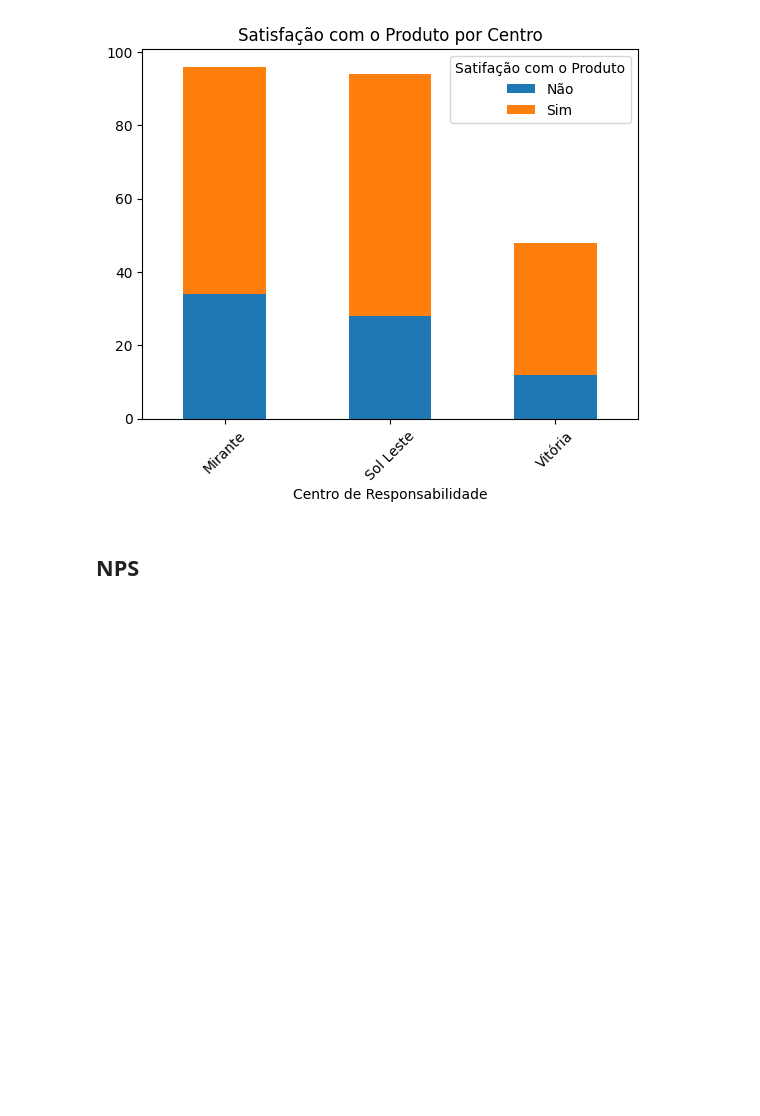
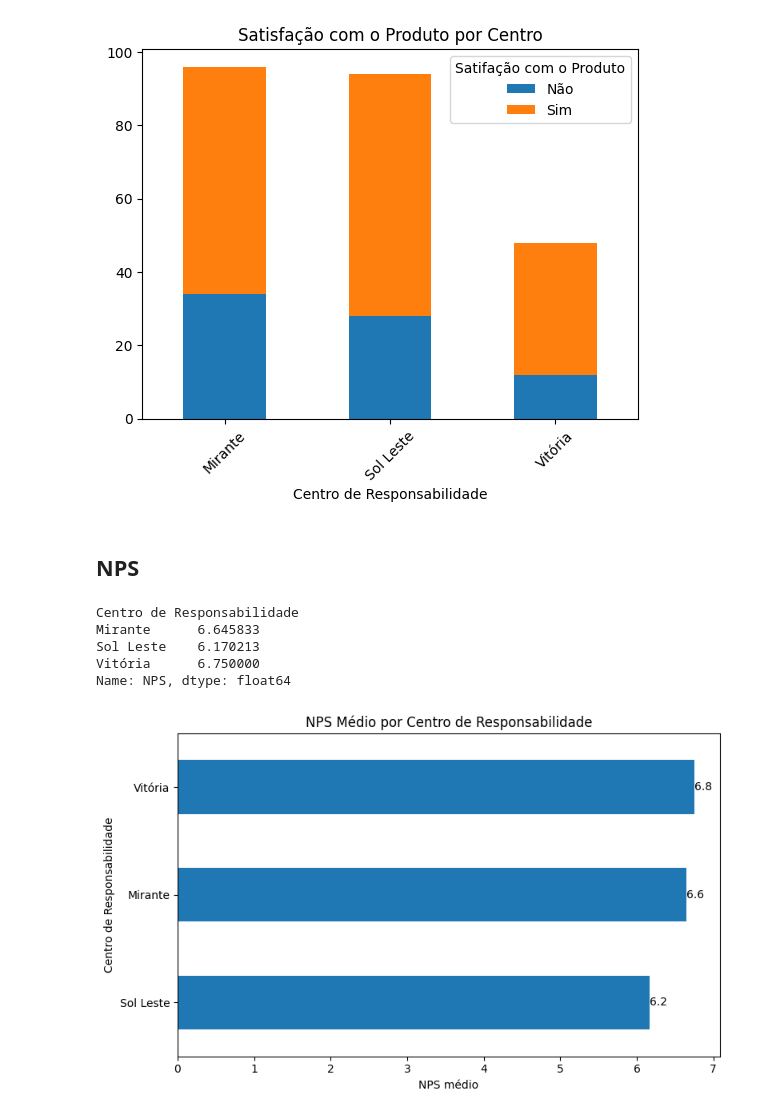
Before and after one commit to dokisnowy/Analise-de-Dados, a Jupyter notebook: data_analise_orcamento.ipynb, the cells around one changed output. Saved outputs shown, nothing was run; the diff lists cells and outputs as text; code cells hidden in the pictures; blank space fills up the shorter version.

```diff
--- a/data_analise_orcamento.ipynb
+++ b/data_analise_orcamento.ipynb
@@ -261,5 +261,33 @@ plt.show()
 [figure]
 # %% [markdown]
 ## NPS
-# %% [markdown]
-##
+# %%
+df_nps = df_mercado[pd.to_numeric(df_mercado["NPS"], errors="coerce").notna()]
+# %%
+df_nps["NPS"] = pd.to_numeric(df_nps["NPS"], errors="coerce")
+
+df_nps_mean_center = df_nps.groupby("Centro de Responsabilidade")["NPS"].mean()
+df_nps_mean_center
+# %% [output]
+Centro de Responsabilidade
+Mirante      6.645833
+Sol Leste    6.170213
+Vitória      6.750000
+Name: NPS, dtype: float64
+# %%
+df_plot = df_nps_mean_center.sort_values()
+
+plt.figure(figsize=(8,5))
+
+df_plot.plot(kind="barh")
+
+plt.xlabel("NPS médio")
+plt.title("NPS Médio por Centro de Responsabilidade")
+
+for i, v in enumerate(df_plot):
+    plt.text(v, i, f"{v:.1f}", va="center")
+
+plt.tight_layout()
+plt.show()
+# %% [output]
+[figure, added]
```
Also changed, not shown: 1 other file.
